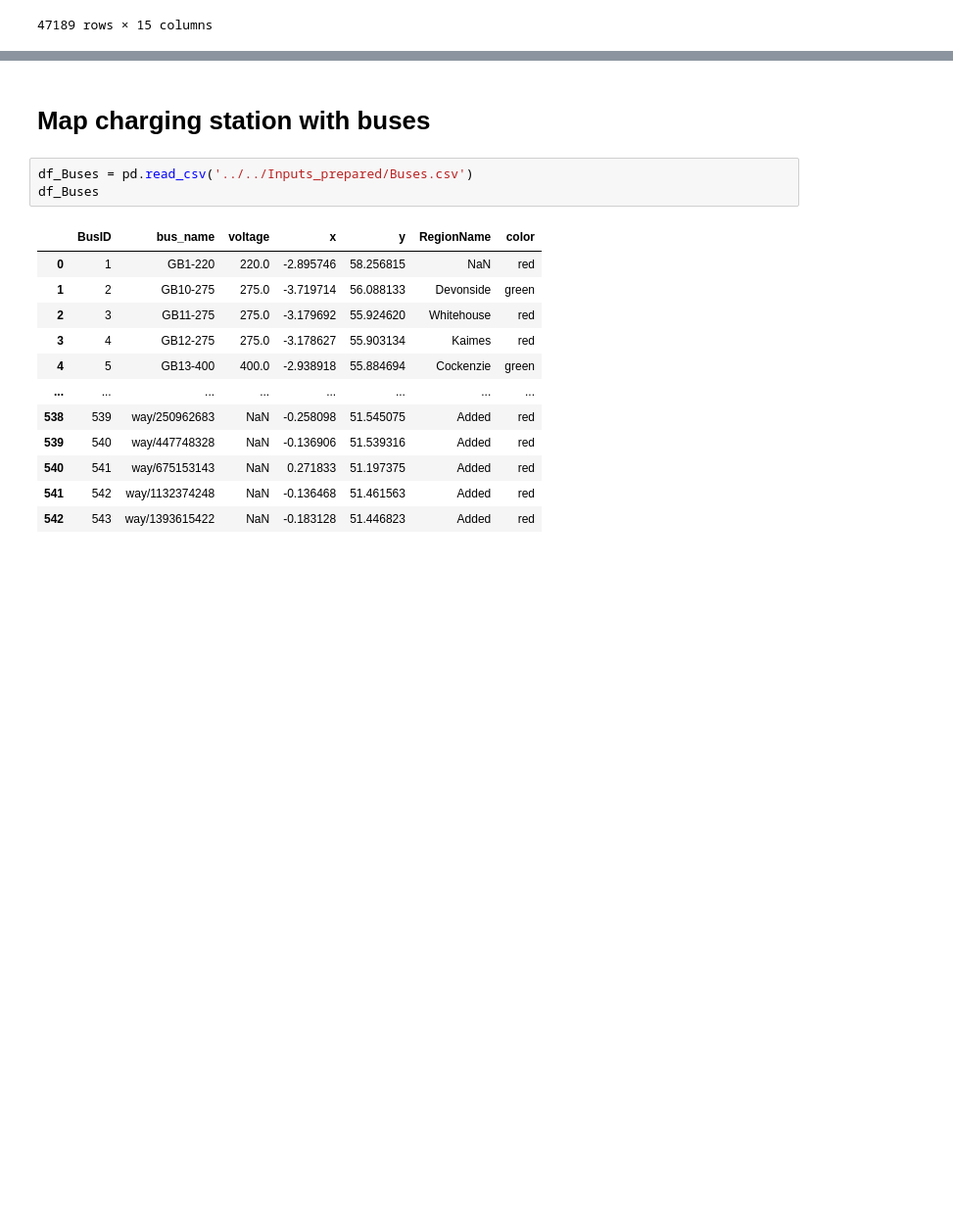
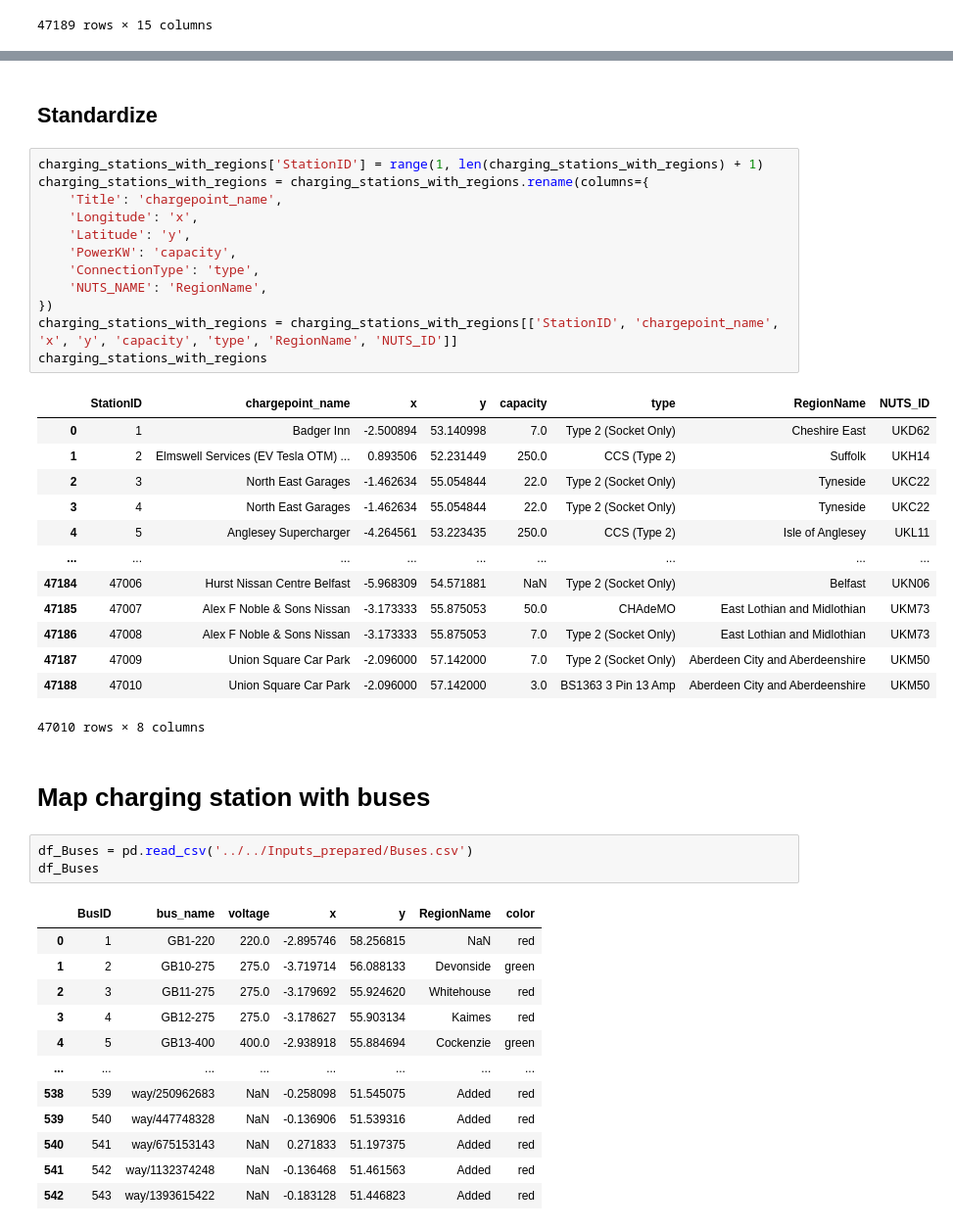
Before and after one commit to zhichuanma/Nature-EV, a Jupyter notebook: data/EV/EV_charging_station/mapping_ev_regions.ipynb, the cells around one changed output, grey strips where cells are left out. Shown at 98% size. Cells and saved outputs as stored; diff of their text form; blank space fills up the shorter version.

Commit message:
charging stations mapped with buses

```diff
--- a/data/EV/EV_charging_station/mapping_ev_regions.ipynb
+++ b/data/EV/EV_charging_station/mapping_ev_regions.ipynb
@@ -55,3 +48,31 @@ charging_stations_with_regions
+# %% [markdown]
+## Standardize
+# %%
+charging_stations_with_regions['StationID'] = range(1, len(charging_stations_with_regions) + 1)
+charging_stations_with_regions = charging_stations_with_regions.rename(columns={
+    'Title': 'chargepoint_name',
+    'Longitude': 'x',
+    'Latitude': 'y',
+    'PowerKW': 'capacity',
+    'ConnectionType': 'type',
+    'NUTS_NAME': 'RegionName',
+})
+charging_stations_with_regions = charging_stations_with_regions[['StationID', 'chargepoint_name', 'x', 'y', 'capacity', 'type', 'RegionName', 'NUTS_ID']]
+charging_stations_with_regions
+# %% [output]
+|  | StationID | chargepoint_name | x | y | capacity | type | RegionName | NUTS_ID |
+| 0 | 1 | Badger Inn | -2.500894 | 53.140998 | 7.0 | Type 2 (Socket Only) | Cheshire East | UKD62 |
+| 1 | 2 | Elmswell Services (EV Tesla OTM) ... | 0.893506 | 52.231449 | 250.0 | CCS (Type 2) | Suffolk | UKH14 |
+| 2 | 3 | North East Garages | -1.462634 | 55.054844 | 22.0 | Type 2 (Socket Only) | Tyneside | UKC22 |
+| 3 | 4 | North East Garages | -1.462634 | 55.054844 | 22.0 | Type 2 (Socket Only) | Tyneside | UKC22 |
+| 4 | 5 | Anglesey Supercharger | -4.264561 | 53.223435 | 250.0 | CCS (Type 2) | Isle of Anglesey | UKL11 |
+| ... | ... | ... | ... | ... | ... | ... | ... | ... |
+| 47184 | 47006 | Hurst Nissan Centre Belfast | -5.968309 | 54.571881 | NaN | Type 2 (Socket Only) | Belfast | UKN06 |
+| 47185 | 47007 | Alex F Noble & Sons Nissan | -3.173333 | 55.875053 | 50.0 | CHAdeMO | East Lothian and Midlothian | UKM73 |
+| 47186 | 47008 | Alex F Noble & Sons Nissan | -3.173333 | 55.875053 | 7.0 | Type 2 (Socket Only) | East Lothian and Midlothian | UKM73 |
+| 47187 | 47009 | Union Square Car Park | -2.096000 | 57.142000 | 7.0 | Type 2 (Socket Only) | Aberdeen City and Aberdeenshire | UKM50 |
+| 47188 | 47010 | Union Square Car Park | -2.096000 | 57.142000 | 3.0 | BS1363 3 Pin 13 Amp | Aberdeen City and Aberdeenshire | UKM50 |
+47010 rows × 8 columns
 # %% [markdown]
 # Map charging station with buses
 # %%
```
Also changed, not shown: parts of 4 cells of this notebook, 6 other files.
